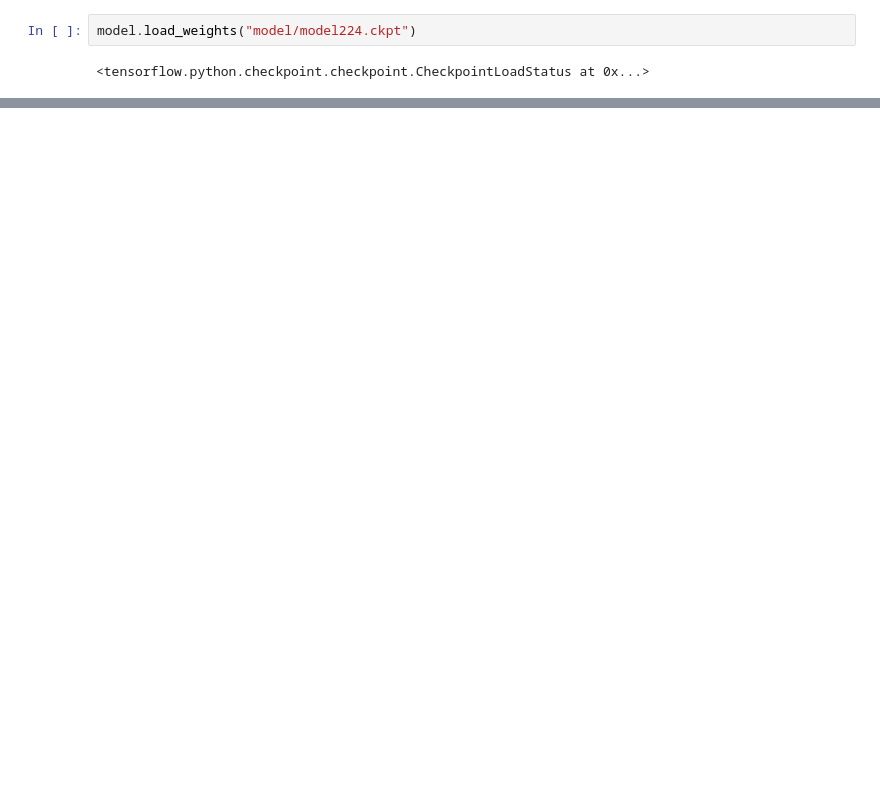
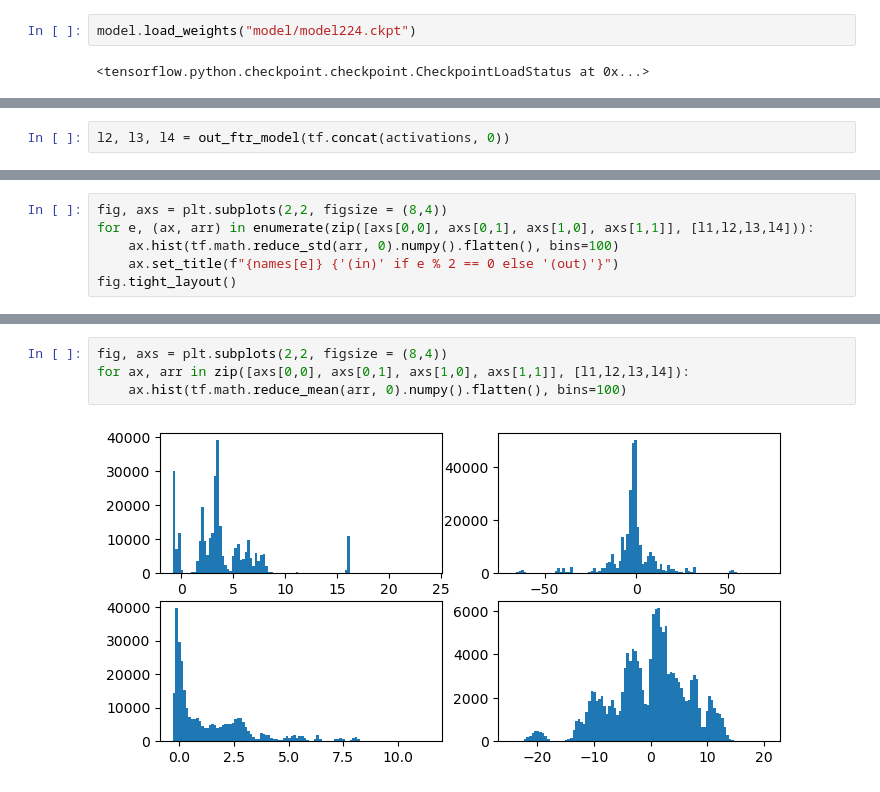
Before and after one commit to michaelpoluektov/tf-hybrid-pruning, a Jupyter notebook: cifar/EDA.ipynb, the cells around one changed output, grey strips where cells are left out. Drawn from its saved outputs; the diff is of its cells as text; blank space fills up the shorter version.

```diff
--- a/cifar/EDA.ipynb
+++ b/cifar/EDA.ipynb
@@ -27,0 +57,2 @@ test_ds = get_dataset(False, )
+# %%
+l2, l3, l4 = out_ftr_model(tf.concat(activations, 0))
@@ -27,0 +81,6 @@ test_ds = get_dataset(False, )
+# %%
+fig, axs = plt.subplots(2,2, figsize = (8,4))
+for e, (ax, arr) in enumerate(zip([axs[0,0], axs[0,1], axs[1,0], axs[1,1]], [l1,l2,l3,l4])):
+    ax.hist(tf.math.reduce_std(arr, 0).numpy().flatten(), bins=100)
+    ax.set_title(f"{names[e]} {'(in)' if e % 2 == 0 else '(out)'}")
+fig.tight_layout()
@@ -30,2 +102,8 @@ base_model.layers[5].input.shape
 # %% [output]
 TensorShape([None, 112, 112, 24])
+# %%
+fig, axs = plt.subplots(2,2, figsize = (8,4))
+for ax, arr in zip([axs[0,0], axs[0,1], axs[1,0], axs[1,1]], [l1,l2,l3,l4]):
+    ax.hist(tf.math.reduce_mean(arr, 0).numpy().flatten(), bins=100)
+# %% [output]
+[figure, added]
```
Also changed, not shown: parts of 14 cells of this notebook, 1 other file.
